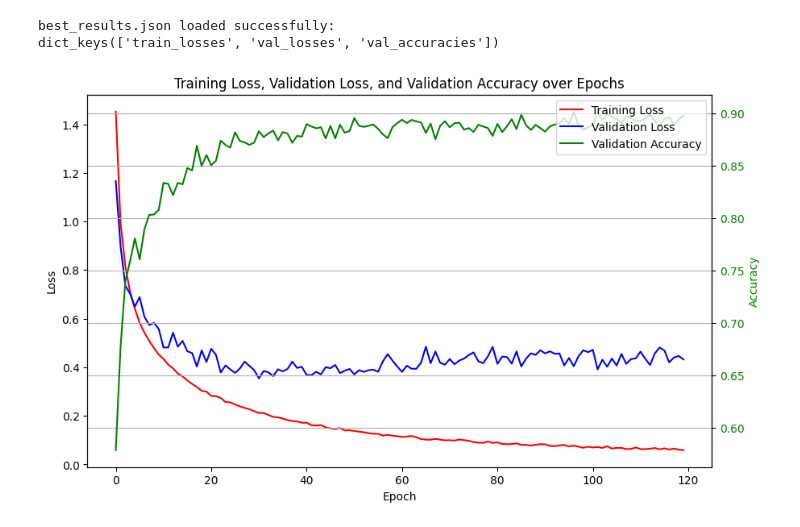
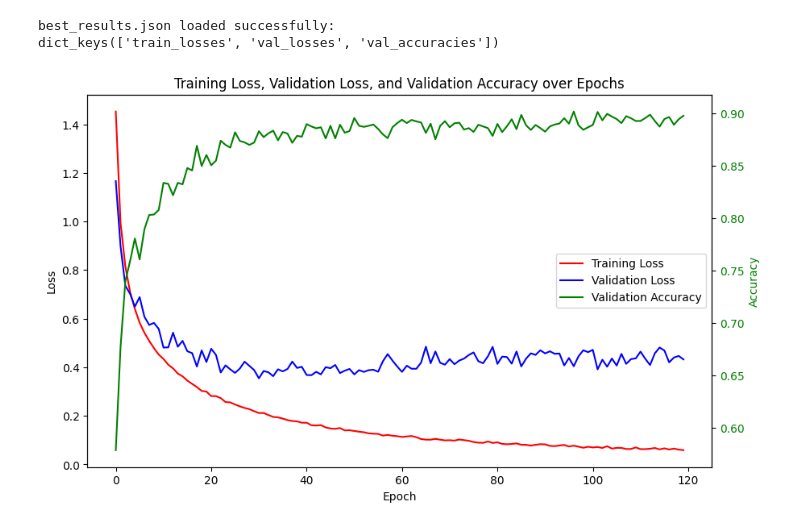
Before and after one commit to tomasbelak24/deeplearning-vision, a Jupyter notebook: hw1/best_model.ipynb, the cells around one changed output. Cells and saved outputs as stored; diff of their text form; code cells hidden in the pictures.

Commit message:
added graph

```diff
--- a/hw1/best_model.ipynb
+++ b/hw1/best_model.ipynb
@@ -276,26 +276,26 @@ epoch_val_accs = loaded_results['val_accuracies']
 # %%
 import matplotlib.pyplot as plt
 
 fig, ax1 = plt.subplots(figsize=(10, 6))
 
 # Plot losses on the primary y-axis
 ax1.plot(epoch_train_losses, c='r', label='Training Loss')
 ax1.plot(epoch_val_losses, c='b', label='Validation Loss')
 ax1.set_xlabel('Epoch')
 ax1.set_ylabel('Loss', color='black')
 ax1.tick_params(axis='y', labelcolor='black')
 
 # Create a secondary y-axis for accuracy
 ax2 = ax1.twinx()
 ax2.plot(epoch_val_accs, c='g', label='Validation Accuracy')
 ax2.set_ylabel('Accuracy', color='green')
 ax2.tick_params(axis='y', labelcolor='green')
 
 # Add title and legend
 plt.title('Training Loss, Validation Loss, and Validation Accuracy over Epochs')
-fig.legend(loc='upper right', bbox_to_anchor=(1,1), bbox_transform=ax1.transAxes)
+fig.legend(loc='center right', bbox_to_anchor=(1, 0.5), bbox_transform=ax1.transAxes)
 
-plt.grid(True)
+# plt.grid(True)
 plt.show()
 # %% [output]
-[figure, old version]
+[figure, new version]
```
